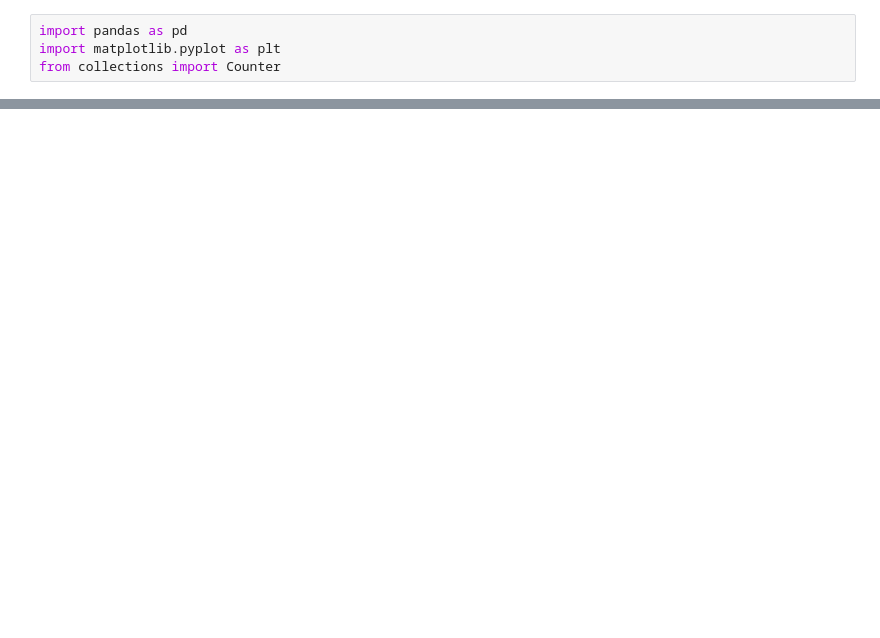
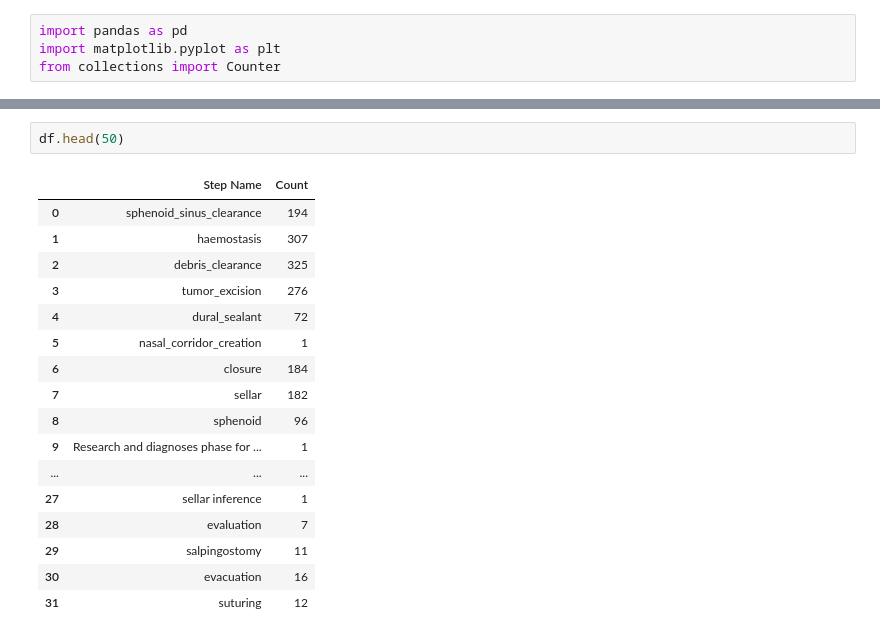
Before and after one commit to yajursehra99/data_analytics, a Jupyter notebook: Mongodb_practice.ipynb, the cells around one changed output, grey strips where cells are left out. Cells and saved outputs as stored; diff of their text form; blank space fills up the shorter version.

```diff
--- a/Mongodb_practice.ipynb
+++ b/Mongodb_practice.ipynb
@@ -125,0 +142,20 @@ plt.show()
+# %%
+df.head(50)
+# %% [output]
+|  | Step Name | Count |
+| 0 | sphenoid_sinus_clearance | 194 |
+| 1 | haemostasis | 307 |
+| 2 | debris_clearance | 325 |
+| 3 | tumor_excision | 276 |
+| 4 | dural_sealant | 72 |
+| 5 | nasal_corridor_creation | 1 |
+| 6 | closure | 184 |
+| 7 | sellar | 182 |
+| 8 | sphenoid | 96 |
+| 9 | Research and diagnoses phase for ... | 1 |
+| ... | ... | ... |
+| 27 | sellar inference | 1 |
+| 28 | evaluation | 7 |
+| 29 | salpingostomy | 11 |
+| 30 | evacuation | 16 |
+| 31 | suturing | 12 |
```
Also changed, not shown: parts of 6 cells of this notebook.
